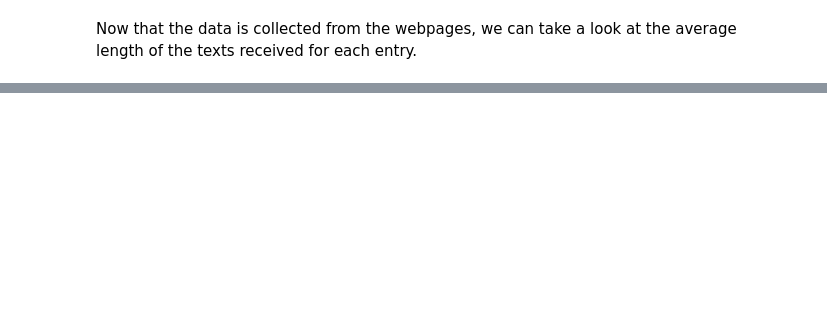
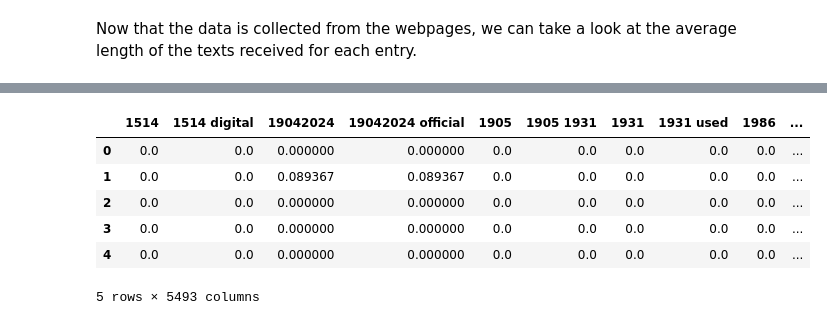
Before and after one commit to andwzn/retrieval-augmented-generation-experiment, a Jupyter notebook: rag_experiment_1.ipynb, the cells around one changed output, grey strips where cells are left out. Drawn from its saved outputs; the diff is of its cells as text; code cells hidden in the pictures; blank space fills up the shorter version.

Commit message:
added tfidf representation of descriptions

```diff
--- a/rag_experiment_1.ipynb
+++ b/rag_experiment_1.ipynb
@@ -134,0 +207,5 @@ Now, we can preprocess the newfound text using the function we defined earlier.
+# %%
+current_dir = os.getcwd()
+path = os.path.join(current_dir, "data/edition_software_info.csv")
+edition_software_info = pd.read_csv(path)
+edition_software_info[["description", "description_clean", "webpages_text", "urls"]] = edition_software_info[["description", "description_clean", "webpages_text", "urls"]].fillna('')
@@ -134,0 +216,4 @@ Now, we can preprocess the newfound text using the function we defined earlier.
+# %%
+pattern = r"((?:https?:\/\/|w{3}.)[\w\d%/.-]+)"
+edition_software_info["description_preprocessed"] = edition_software_info["description_clean"].str.replace(pattern, '', regex=True)
+edition_software_info["description_preprocessed"].head(3)
@@ -134,0 +229,14 @@ Now, we can preprocess the newfound text using the function we defined earlier.
+# %%
+def preprocess(stopwords: List[str], text: str) -> str:
+    text = text.lower()
+    text = text.translate(str.maketrans('', '', string.punctuation))
+    text = ' '.join([word for word in text.split() if word not in stopwords])
+    return text
+# %%
+# get stopwords
+stopwords_english = set(stopwords.words('english'))
+stopwords_german = set(stopwords.words('german'))
+stopwords_combined = stopwords_german.union(stopwords_english)
+
+edition_software_info["description_preprocessed"] = edition_software_info["description_preprocessed"].apply(lambda x: preprocess(stopwords_combined, x))
+edition_software_info["description_preprocessed"].head()
@@ -139,0 +268,15 @@ edition_software_info["webpages_text_preprocessed"].head()
+# %%
+tfidf_vectorizer = TfidfVectorizer(ngram_range=(1,2))
+tfidf_matrix = tfidf_vectorizer.fit_transform(edition_software_info["description_preprocessed"])
+
+# display the resulting matrix
+tfidf_matrix_beautify = pd.DataFrame(tfidf_matrix.toarray(), columns=tfidf_vectorizer.get_feature_names_out())
+tfidf_matrix_beautify.head()
+# %% [output]
+|  | 1514 | 1514 digital | 19042024 | 19042024 official | 1905 | 1905 1931 | 1931 | 1931 used | 1986 | ... |
+| 0 | 0.0 | 0.0 | 0.000000 | 0.000000 | 0.0 | 0.0 | 0.0 | 0.0 | 0.0 | ... |
+| 1 | 0.0 | 0.0 | 0.089367 | 0.089367 | 0.0 | 0.0 | 0.0 | 0.0 | 0.0 | ... |
+| 2 | 0.0 | 0.0 | 0.000000 | 0.000000 | 0.0 | 0.0 | 0.0 | 0.0 | 0.0 | ... |
+| 3 | 0.0 | 0.0 | 0.000000 | 0.000000 | 0.0 | 0.0 | 0.0 | 0.0 | 0.0 | ... |
+| 4 | 0.0 | 0.0 | 0.000000 | 0.000000 | 0.0 | 0.0 | 0.0 | 0.0 | 0.0 | ... |
+5 rows × 5493 columns
```
Also changed, not shown: parts of 37 cells of this notebook.
